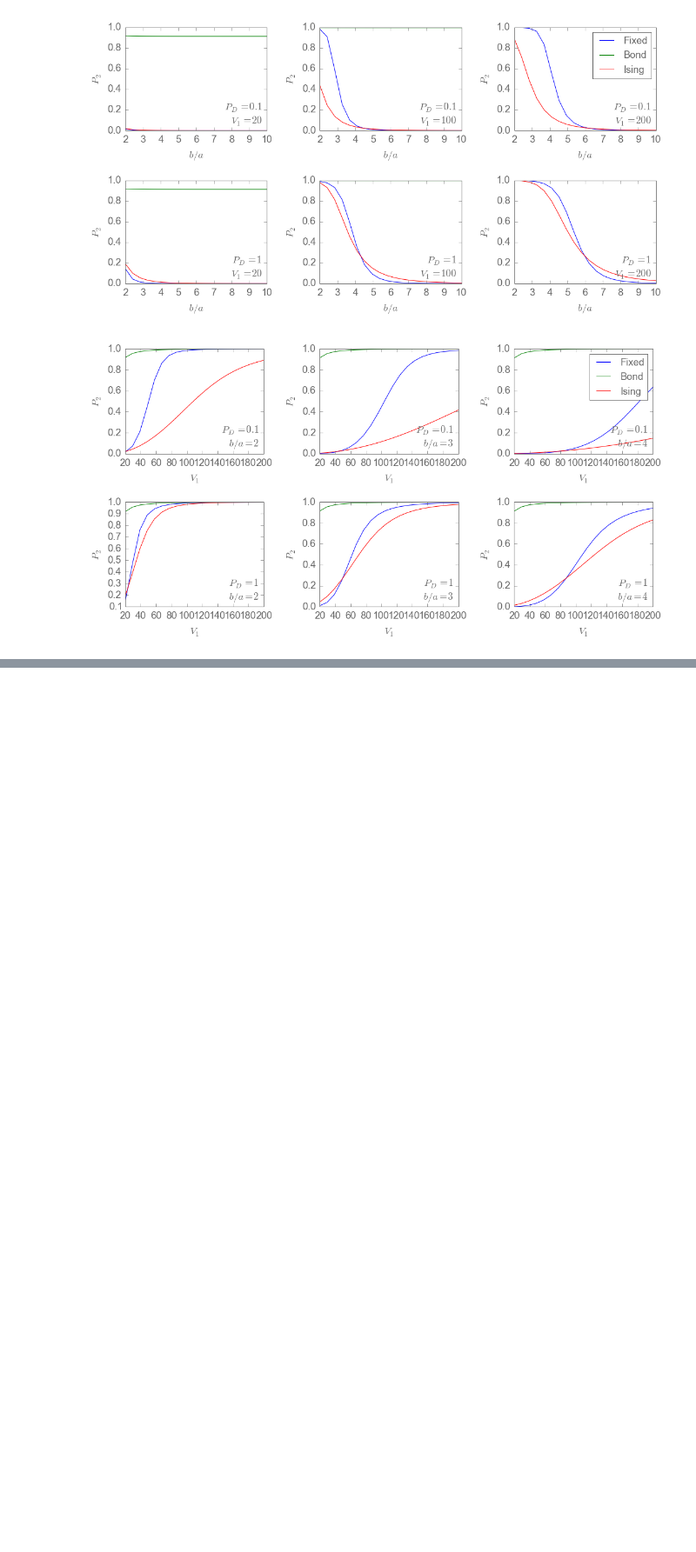
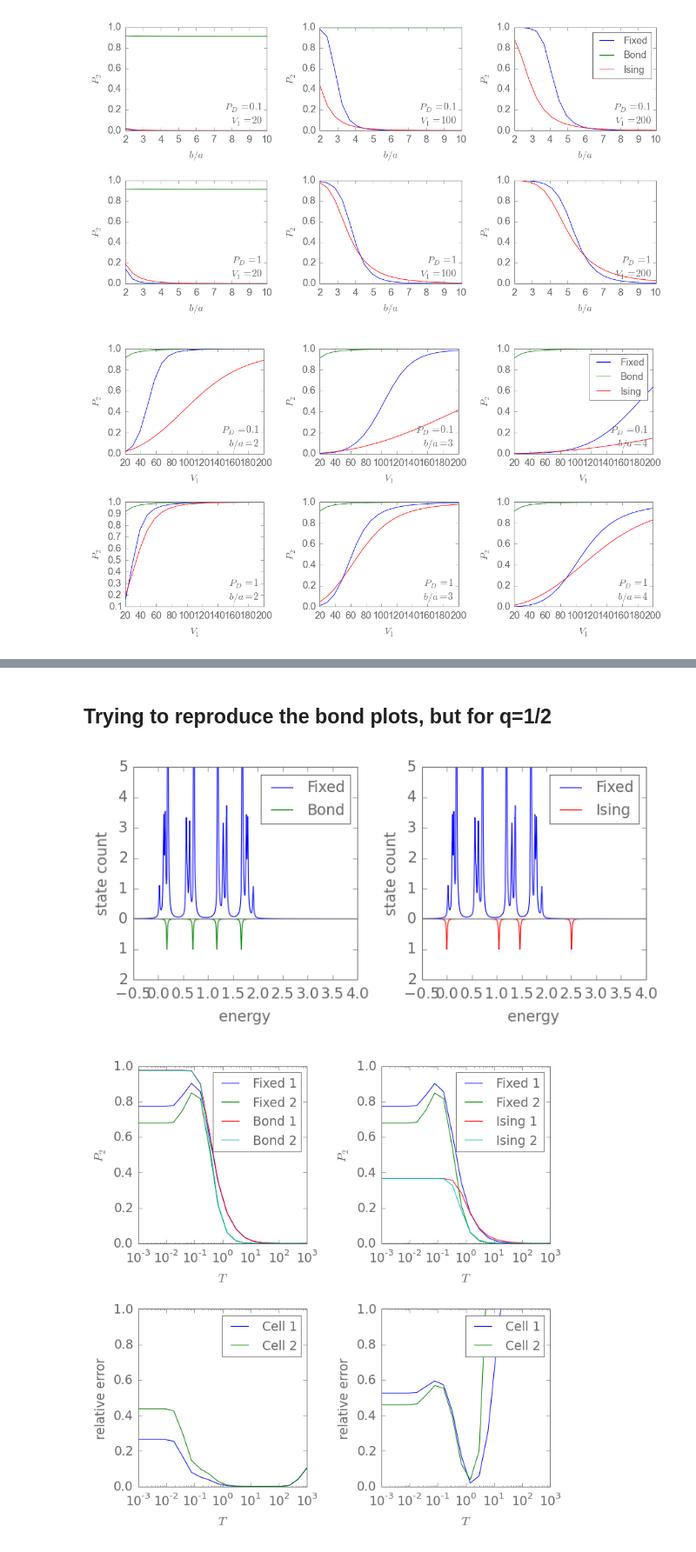
Before and after one commit to meznom/phd_thesis, a Jupyter notebook: notebooks/chapter02.ipynb, the cells around one changed output, grey strips where cells are left out. Shown at 87% size. Saved outputs shown, nothing was run; the diff lists cells and outputs as text; code cells hidden in the pictures; blank space fills up the shorter version.

```diff
--- a/notebooks/chapter02.ipynb
+++ b/notebooks/chapter02.ipynb
@@ -378,0 +583,17 @@ for p,o,l in zip(ps,[3,5],ls):
+# %% [markdown]
+## Trying to reproduce the bond plots, but for q=1/2
+# %%
+T,V1,boa,P_D = 1,40,2.0,0.5
+
+display(spectrumplot(T,V1,boa,P_D))
+display(PETplot(T,V1,boa,P_D))
+#display(PEV1plot(T,V1,boa,P_D))
+#display(PEBOAplot(T,V1,boa,P_D))
+#display(PEPDplot(T,V1,boa,P_D))
+
+# Have to fiddle with the resolution, but you can see, in the spectrum,
+# the singlet ground state and then two singlet-triplet triplets and
+# then the triplet-triplet states
+# %% [output]
+[figure, added]
+[figure, added]
```
Also changed, not shown: parts of 16 cells of this notebook.
